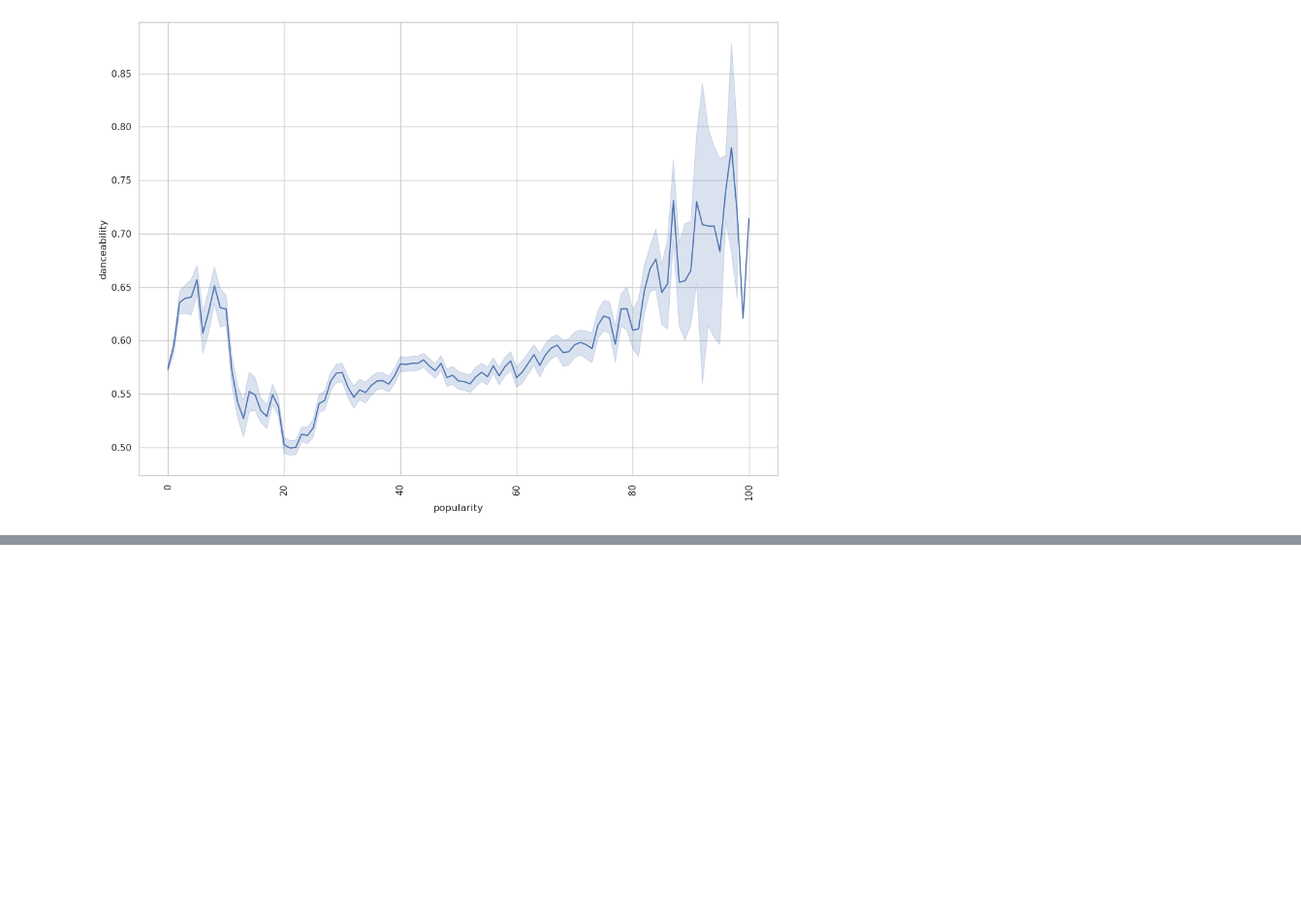
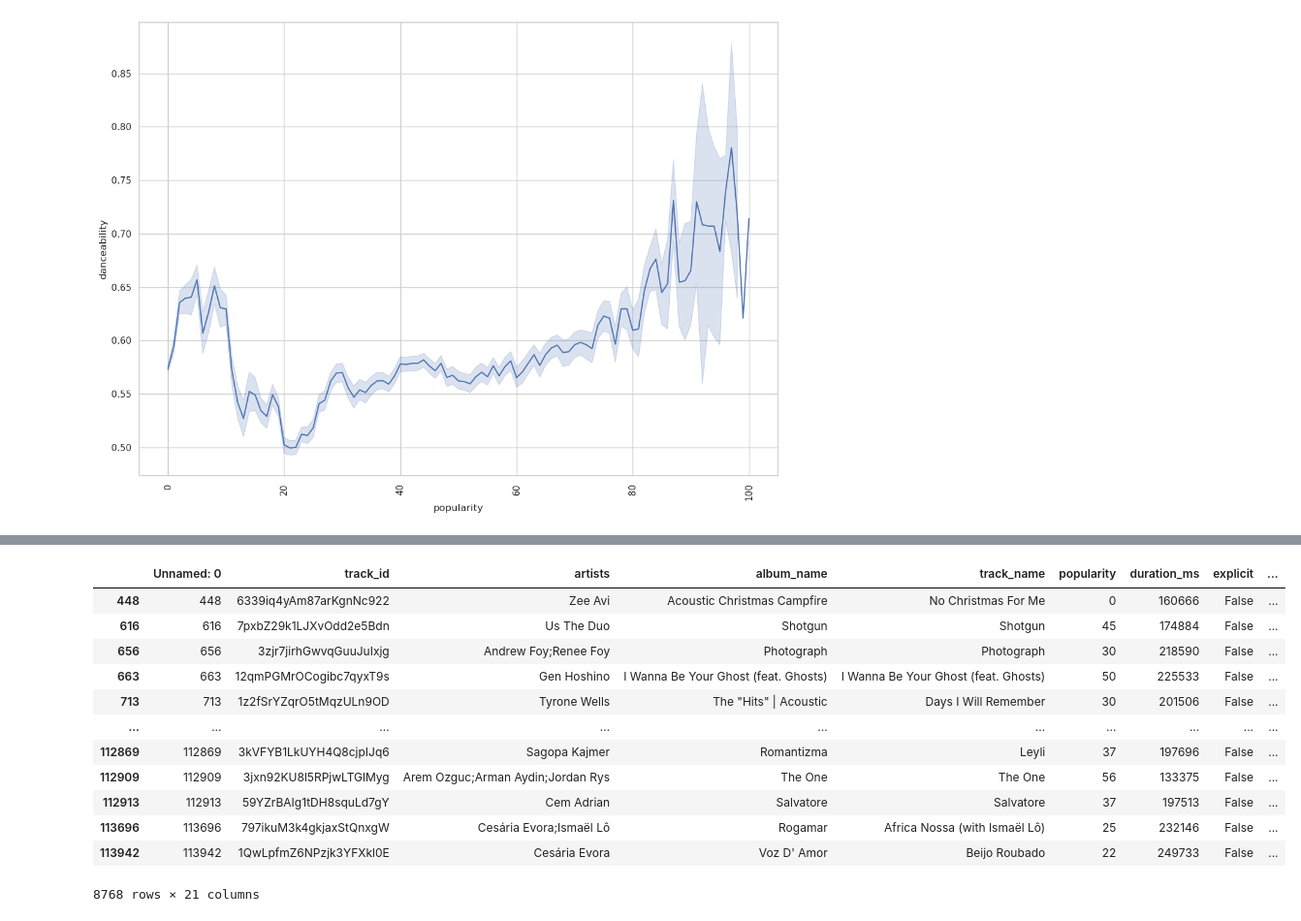
Before and after one commit to PatilPunit/spotify, a Jupyter notebook: Data_clean/Untitled2.ipynb, the cells around one changed output, grey strips where cells are left out. Shown at 97% size. Saved outputs shown, nothing was run; the diff lists cells and outputs as text; code cells hidden in the pictures; blank space fills up the shorter version.

```diff
--- a/Data_clean/Untitled2.ipynb
+++ b/Data_clean/Untitled2.ipynb
@@ -81,0 +83,17 @@ plt.show()
+# %%
+dance_80=df[df['danceability']>0.80]
+dance_80
+# %% [output]
+|  | Unnamed: 0 | track_id | artists | album_name | track_name | popularity | duration_ms | explicit | ... |
+| 448 | 448 | 6339iq4yAm87arKgnNc922 | Zee Avi | Acoustic Christmas Campfire | No Christmas For Me | 0 | 160666 | False | ... |
+| 616 | 616 | 7pxbZ29k1LJXvOdd2e5Bdn | Us The Duo | Shotgun | Shotgun | 45 | 174884 | False | ... |
+| 656 | 656 | 3zjr7jirhGwvqGuuJuIxjg | Andrew Foy;Renee Foy | Photograph | Photograph | 30 | 218590 | False | ... |
+| 663 | 663 | 12qmPGMrOCogibc7qyxT9s | Gen Hoshino | I Wanna Be Your Ghost (feat. Ghosts) | I Wanna Be Your Ghost (feat. Ghosts) | 50 | 225533 | False | ... |
+| 713 | 713 | 1z2fSrYZqrO5tMqzULn9OD | Tyrone Wells | The "Hits" | Acoustic | Days I Will Remember | 30 | 201506 | False | ... |
+| ... | ... | ... | ... | ... | ... | ... | ... | ... | ... |
+| 112869 | 112869 | 3kVFYB1LkUYH4Q8cjpIJq6 | Sagopa Kajmer | Romantizma | Leyli | 37 | 197696 | False | ... |
+| 112909 | 112909 | 3jxn92KU8l5RPjwLTGlMyg | Arem Ozguc;Arman Aydin;Jordan Rys | The One | The One | 56 | 133375 | False | ... |
+| 112913 | 112913 | 59YZrBAIg1tDH8squLd7gY | Cem Adrian | Salvatore | Salvatore | 37 | 197513 | False | ... |
+| 113696 | 113696 | 797ikuM3k4gkjaxStQnxgW | Cesária Evora;Ismaël Lô | Rogamar | Africa Nossa (with Ismaël Lô) | 25 | 232146 | False | ... |
+| 113942 | 113942 | 1QwLpfmZ6NPzjk3YFXkl0E | Cesária Evora | Voz D' Amor | Beijo Roubado | 22 | 249733 | False | ... |
+8768 rows × 21 columns
```
Also changed, not shown: parts of 4 cells of this notebook, 1 other file.
